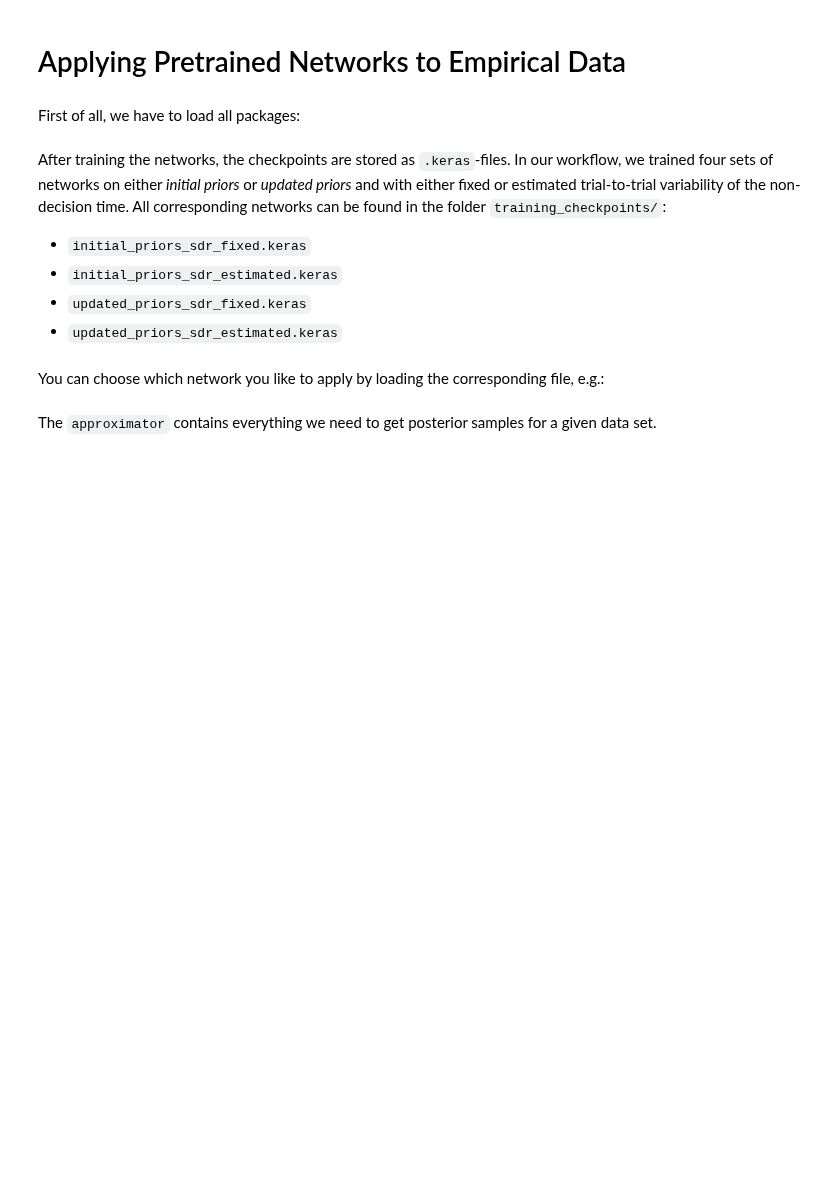
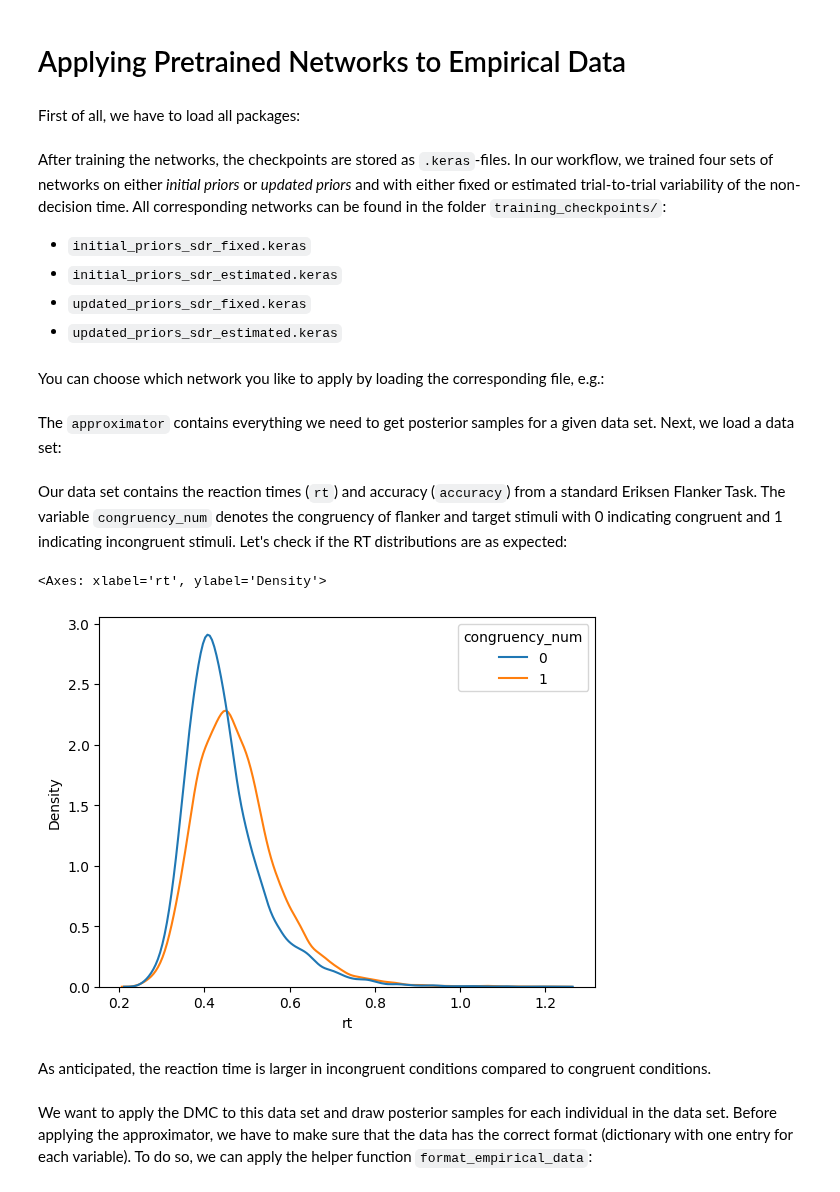
Before and after one commit to simschaefer/amortized-dmc, a Jupyter notebook: notebooks/apply_pretrained_networks.ipynb, the cells around one changed output. Cells and saved outputs as stored; diff of their text form; code cells hidden in the pictures; blank space fills up the shorter version.

```diff
--- a/notebooks/apply_pretrained_networks.ipynb
+++ b/notebooks/apply_pretrained_networks.ipynb
@@ -36,4 +36,17 @@ You can choose which network you like to apply by loading the corresponding file
 # %%
 approximator = keras.saving.load_model('../training_checkpoints/updated_priors_sdr_estimated.keras')
 # %% [markdown]
-The `approximator` contains everything we need to get posterior samples for a given data set.
+The `approximator` contains everything we need to get posterior samples for a given data set. Next, we load a data set:
+# %%
+data = pd.read_csv('../empirical_data/experiment_data_narrow.csv')
+# %% [markdown]
+Our data set contains the reaction times (`rt`) and accuracy (`accuracy`) from a standard Eriksen Flanker Task. The variable `congruency_num` denotes the congruency of flanker and target stimuli with 0 indicating congruent and 1 indicating incongruent stimuli. Let's check if the RT distributions are as expected:
+# %%
+sns.kdeplot(data, x='rt', hue='congruency_num')
+# %% [output]
+<Axes: xlabel='rt', ylabel='Density'>
+[figure, added]
+# %% [markdown]
+As anticipated, the reaction time is larger in incongruent conditions compared to congruent conditions.
+# %% [markdown]
+We want to apply the DMC to this data set and draw posterior samples for each individual in the data set. Before applying the approximator, we have to make sure that the data has the correct format (dictionary with one entry for each variable). To do so, we can apply the helper function `format_empirical_data`:
```
Also changed, not shown: parts of 13 cells of this notebook, 5 other files.
